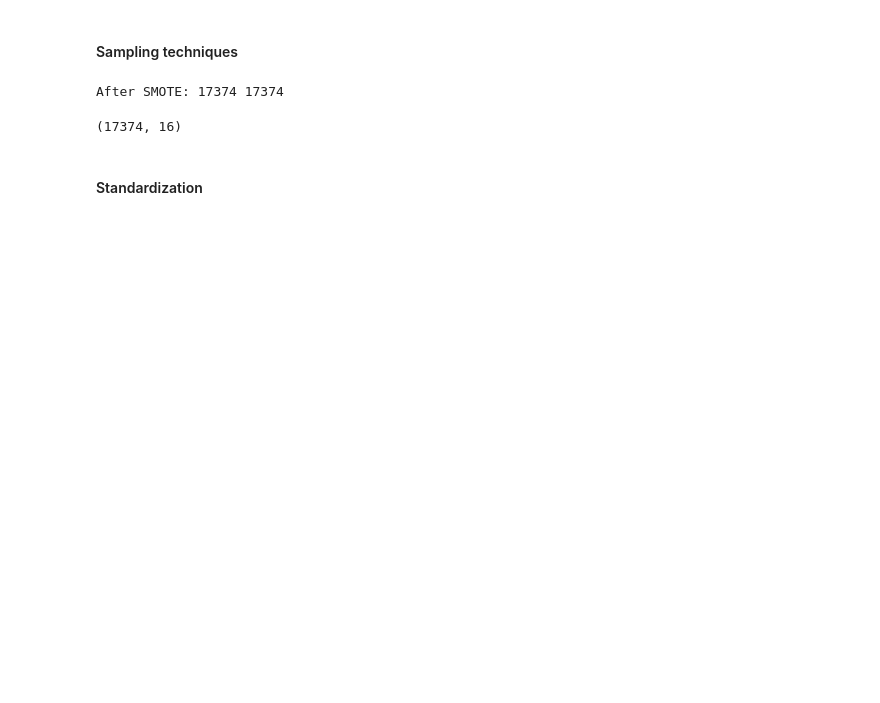
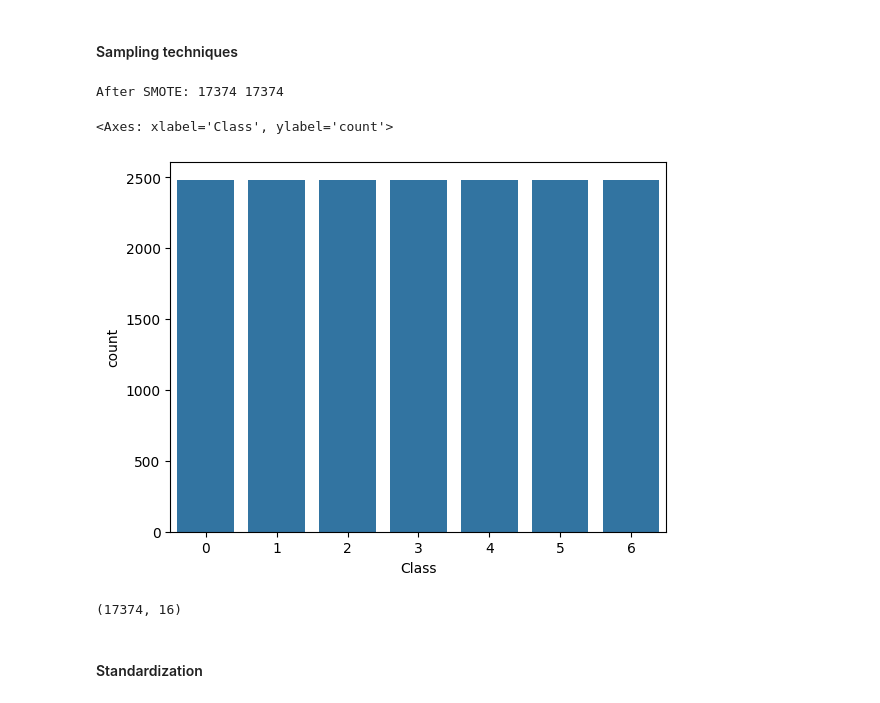
Before and after one commit to Jaykold/dry-bean-predictor, a Jupyter notebook: notebook/dry_bean.ipynb, the cells around one changed output. Saved outputs shown, nothing was run; the diff lists cells and outputs as text; code cells hidden in the pictures; blank space fills up the shorter version.

```diff
--- a/notebook/dry_bean.ipynb
+++ b/notebook/dry_bean.ipynb
@@ -107,4 +134,11 @@ X_test shape: (1634, 16), y_test: (1634,)
 # %% [markdown]
 #### Sampling techniques
+# %%
+# Split train_df and val_df into features and label
+X_train = train_df.drop(columns='Class')
+y_train = train_df['Class']
+
+X_val = train_df.drop(columns='Class')
+y_val = train_df['Class']
 # %%
 # Our dataset has an imbalance in class labels. To prevent this from negatively impacting model performance, we need to address this issue.
@@ -115,6 +150,11 @@ X_train_res, y_train_res = smote.fit_resample(X_train, y_train)
 print("After SMOTE:", len(X_train_res), len(y_train_res))
 # %% [output]
 After SMOTE: 17374 17374
+# %%
+sns.countplot(x = y_train_res)
+# %% [output]
+<Axes: xlabel='Class', ylabel='count'>
+[figure, added]
 # %%
 X_train_res.shape
 # %% [output]
```
Also changed, not shown: parts of 23 cells of this notebook, 49 other files.
